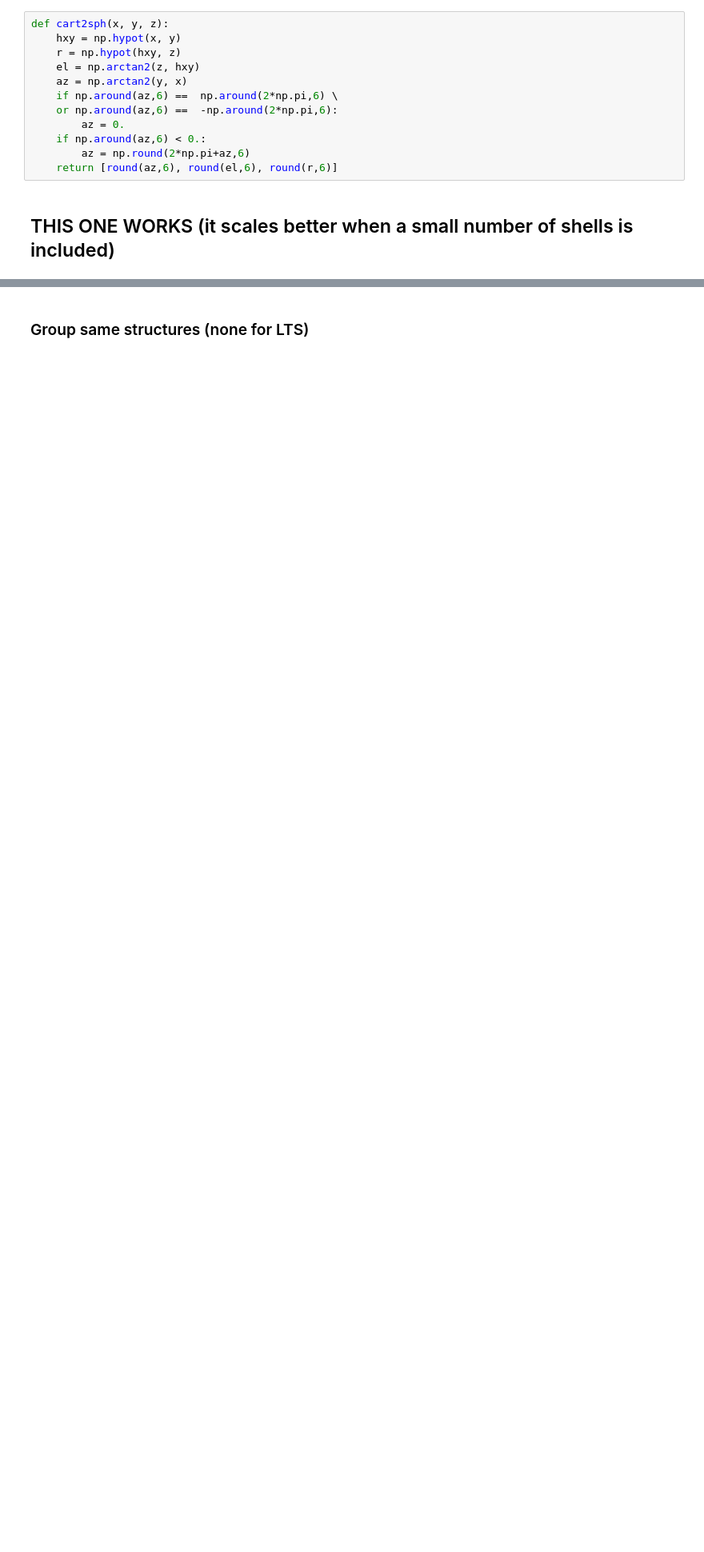
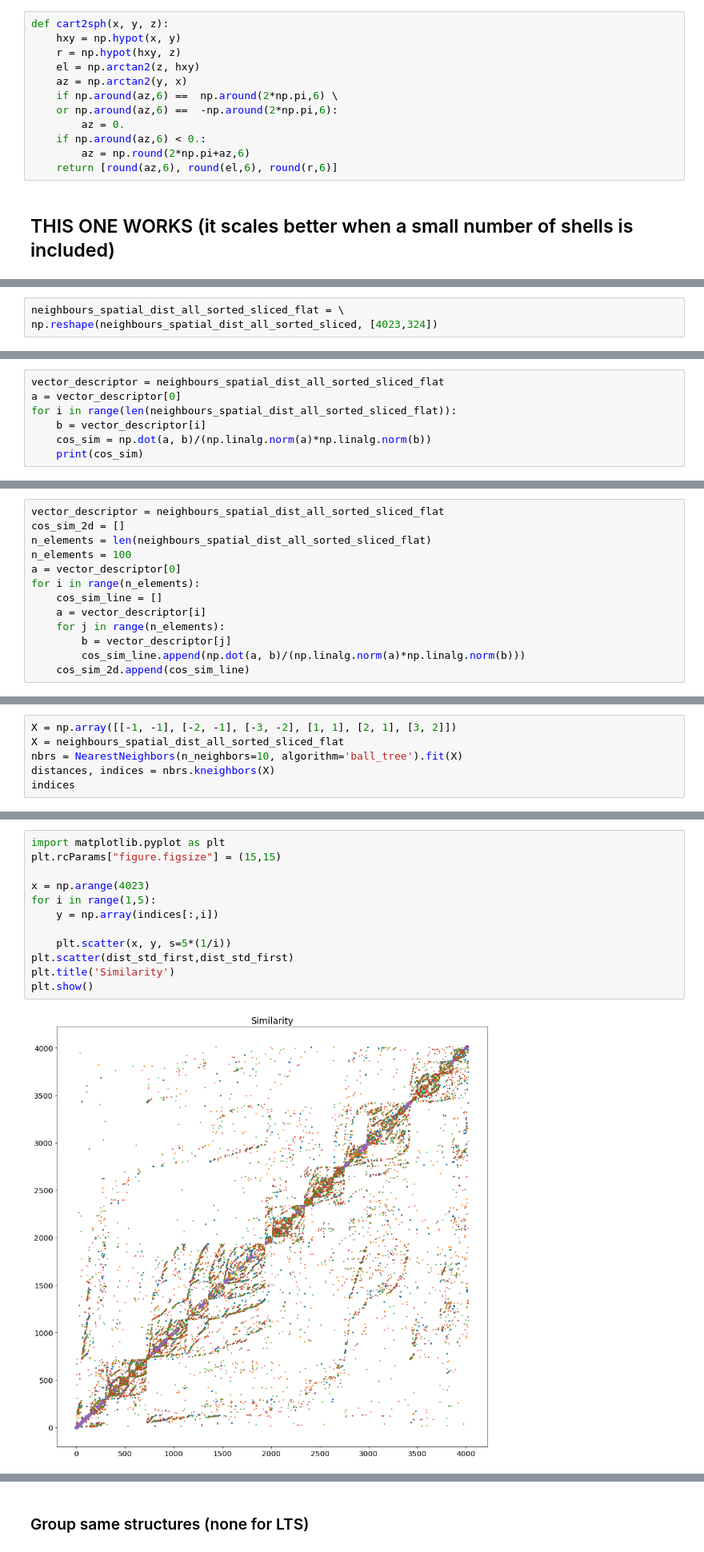
Before and after one commit to cmsg-icl/solid-solutions, a Jupyter notebook: Classification_ML.ipynb, the cells around one changed output, grey strips where cells are left out. Shown at 80% size. Drawn from its saved outputs; the diff is of its cells as text; blank space fills up the shorter version.

```diff
--- a/Classification_ML.ipynb
+++ b/Classification_ML.ipynb
@@ -177,0 +221,3 @@ neighbours_spatial_dist_all[1]
+# %%
+neighbours_spatial_dist_all_sorted_sliced_flat = \
+np.reshape(neighbours_spatial_dist_all_sorted_sliced, [4023,324])
@@ -177,0 +226,7 @@ neighbours_spatial_dist_all[1]
+# %%
+vector_descriptor = neighbours_spatial_dist_all_sorted_sliced_flat
+a = vector_descriptor[0]
+for i in range(len(neighbours_spatial_dist_all_sorted_sliced_flat)):
+    b = vector_descriptor[i]
+    cos_sim = np.dot(a, b)/(np.linalg.norm(a)*np.linalg.norm(b))
+    print(cos_sim)
@@ -177,0 +253,13 @@ neighbours_spatial_dist_all[1]
+# %%
+vector_descriptor = neighbours_spatial_dist_all_sorted_sliced_flat
+cos_sim_2d = []
+n_elements = len(neighbours_spatial_dist_all_sorted_sliced_flat)
+n_elements = 100
+a = vector_descriptor[0]
+for i in range(n_elements):
+    cos_sim_line = []
+    a = vector_descriptor[i]
+    for j in range(n_elements):
+        b = vector_descriptor[j]
+        cos_sim_line.append(np.dot(a, b)/(np.linalg.norm(a)*np.linalg.norm(b)))
+    cos_sim_2d.append(cos_sim_line)
@@ -177,0 +284,6 @@ neighbours_spatial_dist_all[1]
+# %%
+X = np.array([[-1, -1], [-2, -1], [-3, -2], [1, 1], [2, 1], [3, 2]])
+X = neighbours_spatial_dist_all_sorted_sliced_flat
+nbrs = NearestNeighbors(n_neighbors=10, algorithm='ball_tree').fit(X)
+distances, indices = nbrs.kneighbors(X)
+indices
@@ -177,0 +304,14 @@ neighbours_spatial_dist_all[1]
+# %%
+import matplotlib.pyplot as plt
+plt.rcParams["figure.figsize"] = (15,15)
+
+x = np.arange(4023)
+for i in range(1,5):
+    y = np.array(indices[:,i])
+
+    plt.scatter(x, y, s=5*(1/i))
+plt.scatter(dist_std_first,dist_std_first)
+plt.title('Similarity')
+plt.show()
+# %% [output]
+[figure, added]
```
Also changed, not shown: parts of 57 cells of this notebook.
